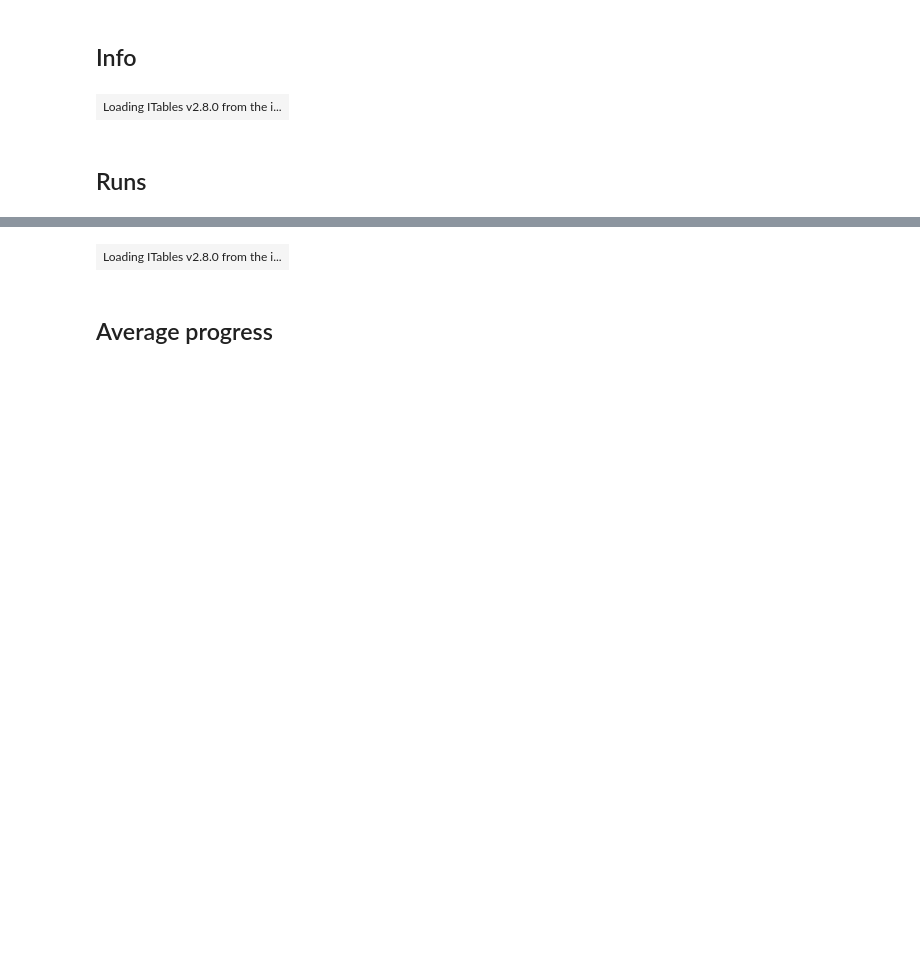
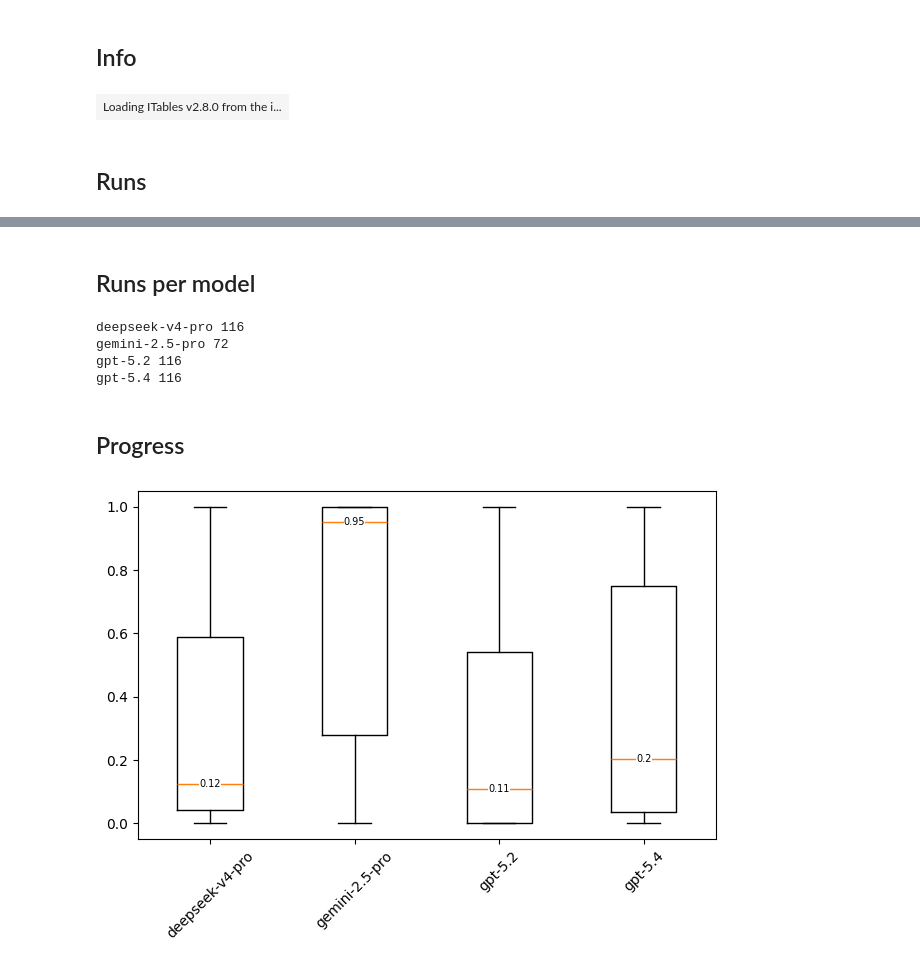
Before and after one commit to PUC-Behring-Institute-for-AI/umllm, a Jupyter notebook: evaluations/plot.ipynb, the cells around one changed output, grey strips where cells are left out. Drawn from its saved outputs; the diff is of its cells as text; code cells hidden in the pictures; blank space fills up the shorter version.

Commit message:
evaluations: Update plot

```diff
--- a/evaluations/plot.ipynb
+++ b/evaluations/plot.ipynb
@@ -83,6 +95,3 @@ RUNS_DF_COST = RUNS_DF[['cost']].sum().to_frame(name='$')
-# %%
-from itables import show
-show(RUNS_DF.sort_values(by=['progress', 'cycles'], ascending=False))
-# %% [output]
-| Loading ITables v2.8.0 from the i... |
+# %% [markdown]
+## Runs per model
 # %%
@@ -99,17 +104,31 @@ PROD_MODEL_CONFIG = list(itertools.product(MODEL, PROMPT, TEMPERATURE, TRUNCATE)
+# %%
+for k, t in RUNS_PER_MODEL.items():
+    print(k, len(t))
+# %% [output]
+deepseek-v4-pro 116
+gemini-2.5-pro 72
+gpt-5.2 116
+gpt-5.4 116
 # %% [markdown]
-## Average progress
+## Progress
 # %%
-def getcfg():
-    tab = {}
-    for model, prompt, temp, tr in PROD_MODEL_CONFIG:
-        t = RUNS_DF[
-            (RUNS_DF['model'] == model)
-            & (RUNS_DF['prompt'] == prompt)
-            & (RUNS_DF['temperature'] == temp)
-            & (RUNS_DF['truncate'] == tr)
-        ].sort_values('cycles')
-        label = f'{model}-{prompt}-temp:{temp}-tr:{tr}'
-        tab[label] = t
-    return tab
-CFG = getcfg()
+fig, ax = plt.subplots()
+labels, data = list(zip(*((k, t['progress']) for k, t in RUNS_PER_MODEL.items())))
+bp = ax.boxplot(data, tick_labels=labels)
+for line in bp['medians']:
+    xs, ys = line.get_xdata(), line.get_ydata()
+    x, y = numpy.mean(xs), numpy.mean(ys)
+    if not numpy.isnan(y):
+        ax.annotate(
+            f'{y:.2g}' if (y < 1.) else f'{round(y)}',
+            (x, y), ha='center', va='center',
+            color='black', fontsize=7, bbox={
+                'boxstyle': 'square,pad=.01',
+                'facecolor': 'white',
+                'linewidth': .0})
+ax.tick_params(axis='x', labelrotation=45)
+fig.tight_layout()
+plt.show()
+# %% [output]
+[figure, added]
 # %%
```
Also changed, not shown: parts of 17 cells of this notebook, 1 other file.
